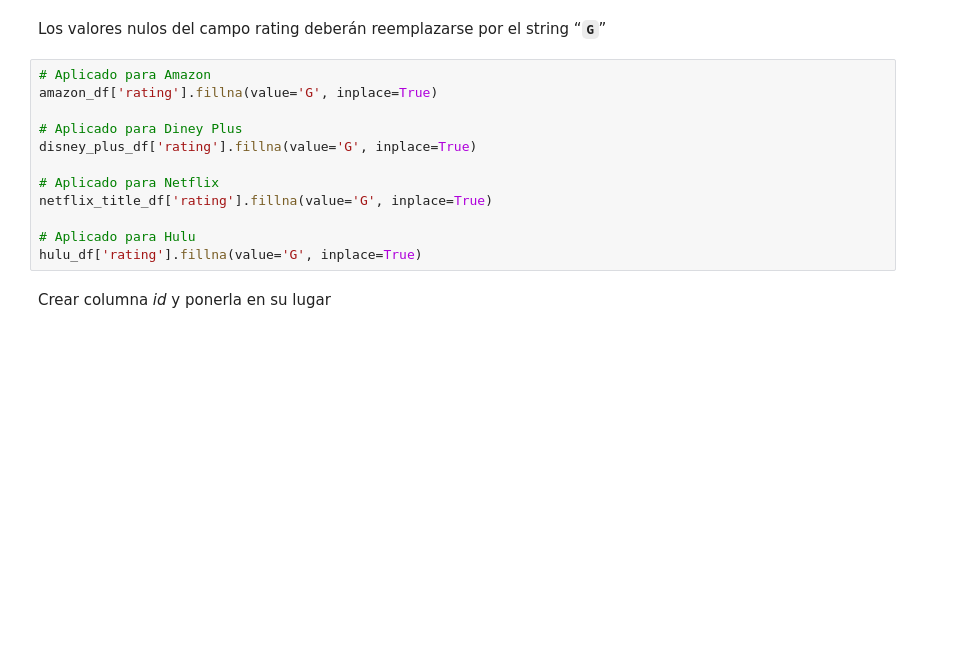
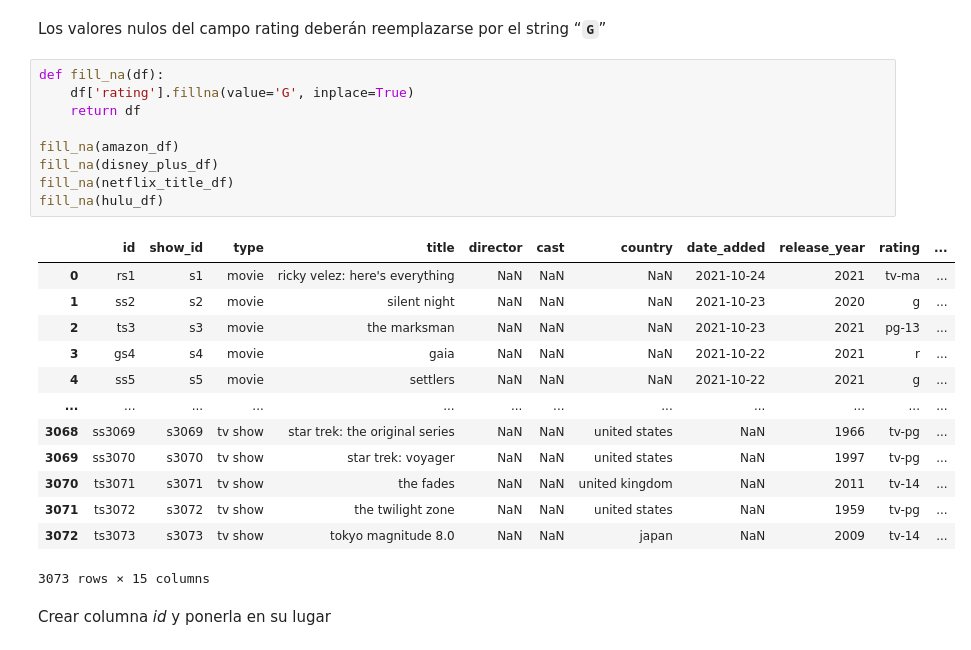
Before and after one commit to Magic-Mario/TP-DataEngineer, a Jupyter notebook: main/main.ipynb, the cells around one changed output. Drawn from its saved outputs; the diff is of its cells as text; blank space fills up the shorter version.

```diff
--- a/main/main.ipynb
+++ b/main/main.ipynb
@@ -12,18 +12,29 @@ netflix_title_df = pd.read_csv('../Datasets/netflix_titles-score.csv')
 hulu_df = pd.read_csv('../Datasets/hulu_titles-score (2).csv')
 # %% [markdown]
 Los valores nulos del campo rating deberán reemplazarse por el string “**`G`**”
-# %%
-# Aplicado para Amazon
-amazon_df['rating'].fillna(value='G', inplace=True)
-
-# Aplicado para Diney Plus
-disney_plus_df['rating'].fillna(value='G', inplace=True)
-
-# Aplicado para Netflix
-netflix_title_df['rating'].fillna(value='G', inplace=True)
-
-# Aplicado para Hulu
-hulu_df['rating'].fillna(value='G', inplace=True)
+# %%
+def fill_na(df):
+    df['rating'].fillna(value='G', inplace=True)
+    return df
+
+fill_na(amazon_df)
+fill_na(disney_plus_df)
+fill_na(netflix_title_df)
+fill_na(hulu_df)
+# %% [output]
+|  | id | show_id | type | title | director | cast | country | date_added | release_year | rating | ... |
+| 0 | rs1 | s1 | movie | ricky velez: here's everything | NaN | NaN | NaN | 2021-10-24 | 2021 | tv-ma | ... |
+| 1 | ss2 | s2 | movie | silent night | NaN | NaN | NaN | 2021-10-23 | 2020 | g | ... |
+| 2 | ts3 | s3 | movie | the marksman | NaN | NaN | NaN | 2021-10-23 | 2021 | pg-13 | ... |
+| 3 | gs4 | s4 | movie | gaia | NaN | NaN | NaN | 2021-10-22 | 2021 | r | ... |
+| 4 | ss5 | s5 | movie | settlers | NaN | NaN | NaN | 2021-10-22 | 2021 | g | ... |
+| ... | ... | ... | ... | ... | ... | ... | ... | ... | ... | ... | ... |
+| 3068 | ss3069 | s3069 | tv show | star trek: the original series | NaN | NaN | united states | NaN | 1966 | tv-pg | ... |
+| 3069 | ss3070 | s3070 | tv show | star trek: voyager | NaN | NaN | united states | NaN | 1997 | tv-pg | ... |
+| 3070 | ts3071 | s3071 | tv show | the fades | NaN | NaN | united kingdom | NaN | 2011 | tv-14 | ... |
+| 3071 | ts3072 | s3072 | tv show | the twilight zone | NaN | NaN | united states | NaN | 1959 | tv-pg | ... |
+| 3072 | ts3073 | s3073 | tv show | tokyo magnitude 8.0 | NaN | NaN | japan | NaN | 2009 | tv-14 | ... |
+3073 rows × 15 columns
 # %% [markdown]
 Crear columna *id* y ponerla en su lugar
 # %%
```
Also changed, not shown: parts of 2 cells of this notebook.
